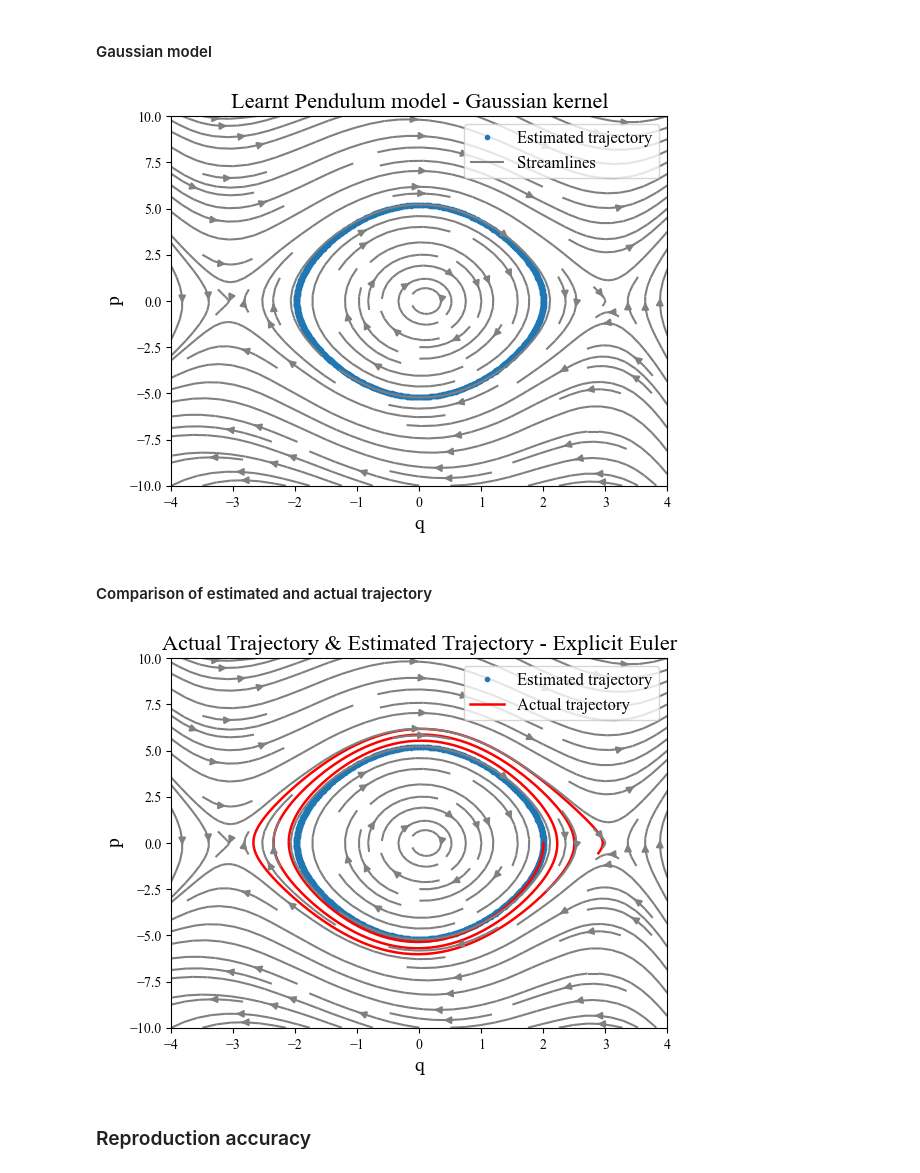
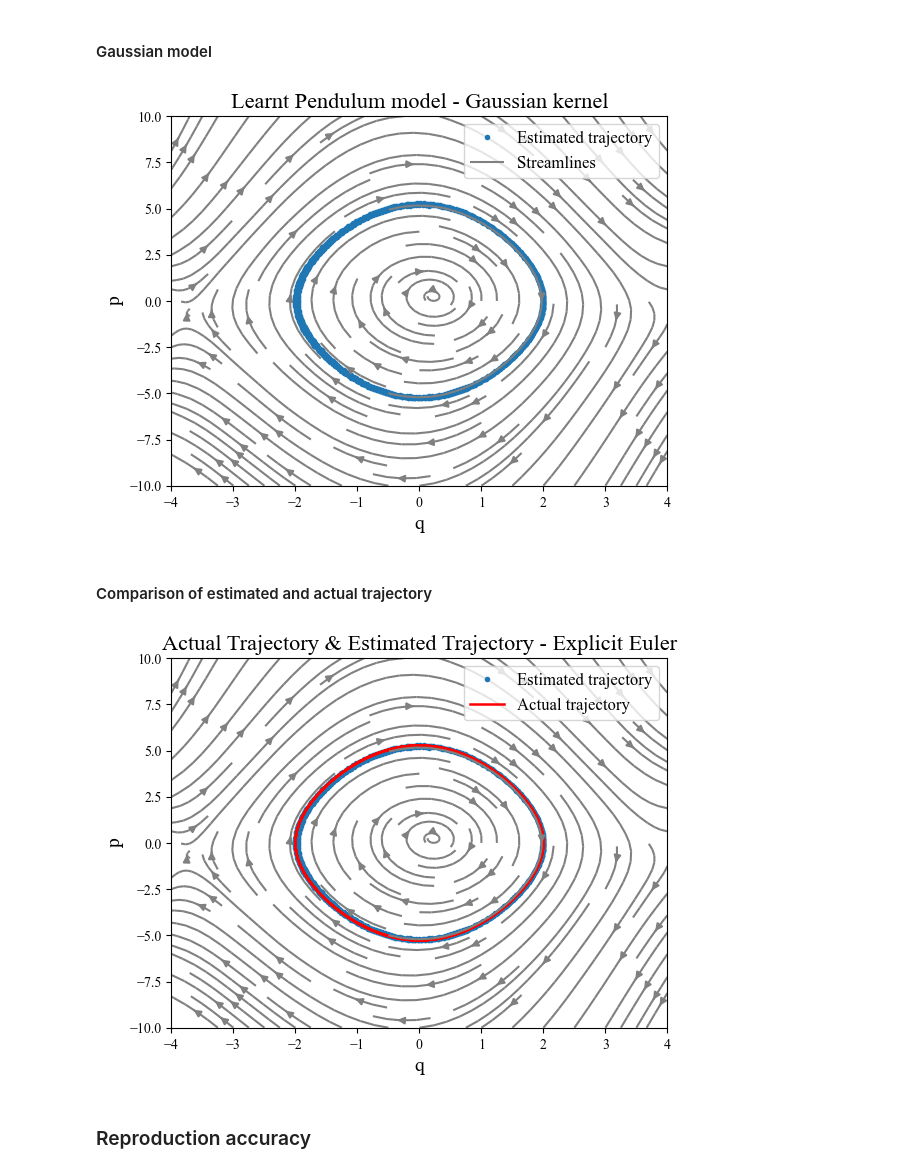
Before and after one commit to helenatp/tpk4960, a Jupyter notebook: src/hamilton/hamilton_pendulum.ipynb, the cells around one changed output. Saved outputs shown, nothing was run; the diff lists cells and outputs as text; code cells hidden in the pictures.

```diff
--- a/src/hamilton/hamilton_pendulum.ipynb
+++ b/src/hamilton/hamilton_pendulum.ipynb
@@ -419,5 +419,5 @@ def alpha_approx(x, y, dim, d, lam, n):
 # %% [markdown]
 #### Estimate alpha
 # %%
-alpha_gauss = alpha_approx(x_train_gauss, y_train_gauss, dim_of_function, num_of_samples, lambda_, num_of_points)
+alpha_gauss = alpha_approx(x_train, y_train, dim_of_function, num_of_samples, lambda_, num_of_points)
 # %% [output]
@@ -451,21 +451,21 @@ plt.legend(['Estimated trajectory', 'Streamlines'], loc = 'upper right', frameon
 fig_pendulum_hamilton.show()
 #plt.savefig(r"hamilton_figures\pendulum_hamilton_gauss_model_lf.eps", format ="eps")
 # %% [output]
-[figure, old version]
+[figure, new version]
 # %% [markdown]
 #### Comparison of estimated and actual trajectory
 # %%
 fig_pendulum_hamilton = plt.figure(6)
 plt.title('Actual Trajectory & Estimated Trajectory - Explicit Euler', fontsize=16)
 plt.plot(data_series[0, :], data_series[1, :], '.', linewidth = 0.2)
-plt.plot(x_train_gauss[0, :], x_train_gauss[1, :], '-', linewidth = 1.8, color='r')
+plt.plot(x_train[0, :], x_train[1, :], '-', linewidth = 1.8, color='r')
 plt.streamplot(X1, X2, u_learnt, v_learnt, density = 1.1, color ='gray')
 plt.xlabel('q', fontsize=14)
 plt.ylabel('p', fontsize=14)
 plt.legend(['Estimated trajectory', 'Actual trajectory'], loc = 'upper right', frameon = True , prop ={'size': 12 } )
 fig_pendulum_hamilton.show()
 #plt.savefig(r"hamilton_figures\pendulum_hamilton_learnt_gauss_model.eps", format ="eps")
 # %% [output]
-[figure, old version]
+[figure, new version]
 # %% [markdown]
 ### Reproduction accuracy
```
Also changed, not shown: parts of 5 cells of this notebook.
